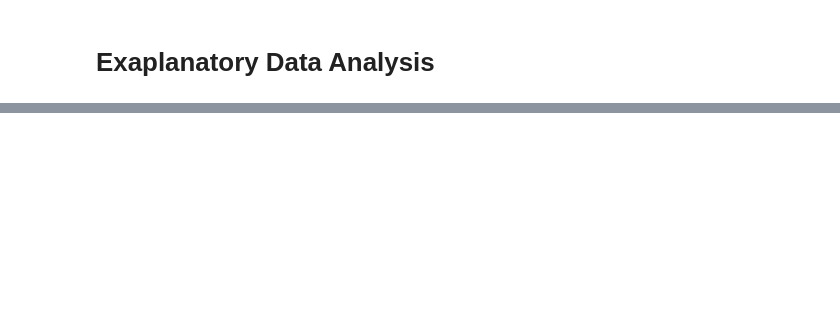
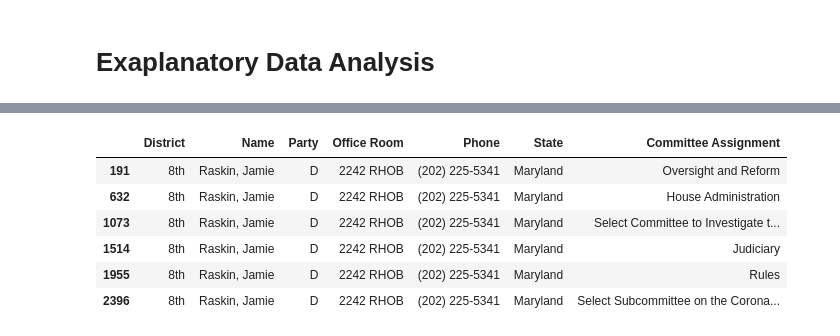
Before and after one commit to pedrosanhueza/Web-Scrape, a Jupyter notebook: US House of Representatives/Representatives - Code/Representatives 08-06-2022.ipynb, the cells around one changed output, grey strips where cells are left out. Drawn from its saved outputs; the diff is of its cells as text; code cells hidden in the pictures; blank space fills up the shorter version.

```diff
--- a/US House of Representatives/Representatives - Code/Representatives 08-06-2022.ipynb
+++ b/US House of Representatives/Representatives - Code/Representatives 08-06-2022.ipynb
@@ -112,0 +144,10 @@ fig.update_xaxes(tickangle=-45)
+# %%
+data_melt_committee[data_melt_committee['Phone']=='(202) 225-5341']
+# %% [output]
+|  | District | Name | Party | Office Room | Phone | State | Committee Assignment |
+| 191 | 8th | Raskin, Jamie | D | 2242 RHOB | (202) 225-5341 | Maryland | Oversight and Reform |
+| 632 | 8th | Raskin, Jamie | D | 2242 RHOB | (202) 225-5341 | Maryland | House Administration |
+| 1073 | 8th | Raskin, Jamie | D | 2242 RHOB | (202) 225-5341 | Maryland | Select Committee to Investigate t... |
+| 1514 | 8th | Raskin, Jamie | D | 2242 RHOB | (202) 225-5341 | Maryland | Judiciary |
+| 1955 | 8th | Raskin, Jamie | D | 2242 RHOB | (202) 225-5341 | Maryland | Rules |
+| 2396 | 8th | Raskin, Jamie | D | 2242 RHOB | (202) 225-5341 | Maryland | Select Subcommittee on the Corona... |
```
Also changed, not shown: parts of 7 cells of this notebook.
